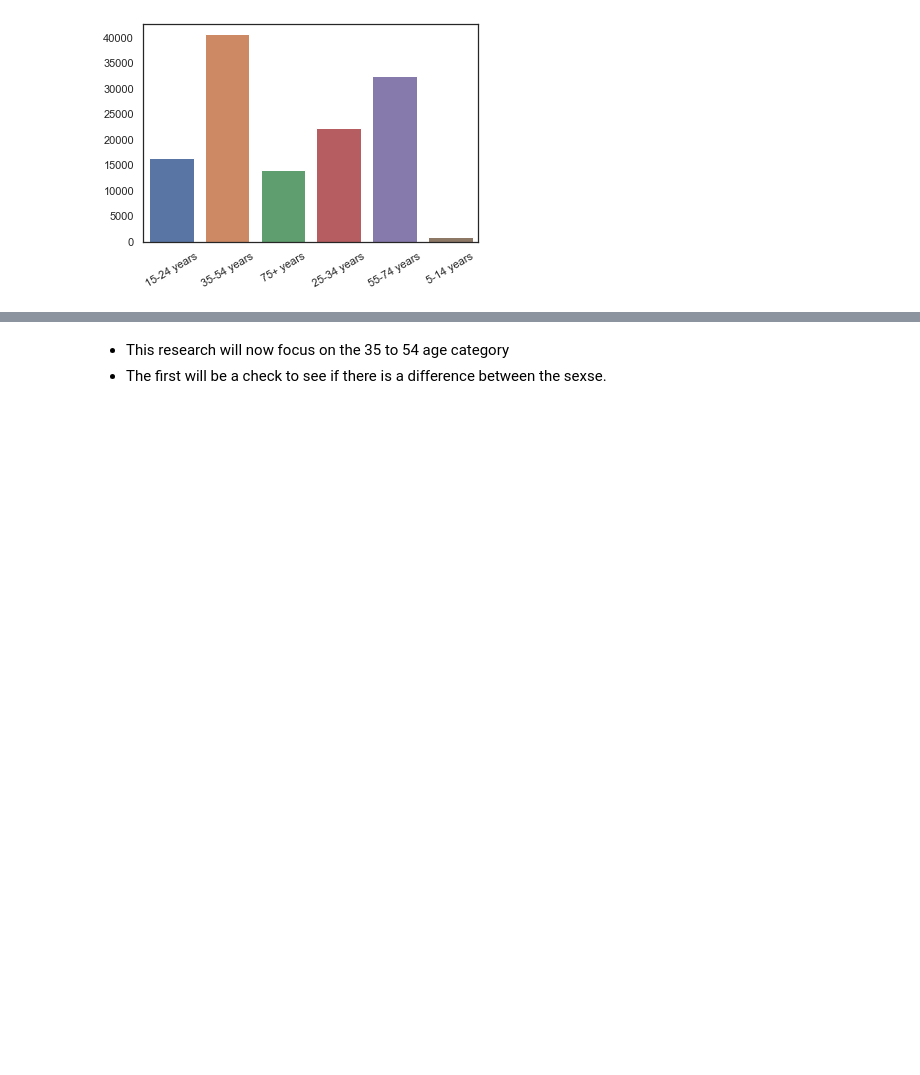
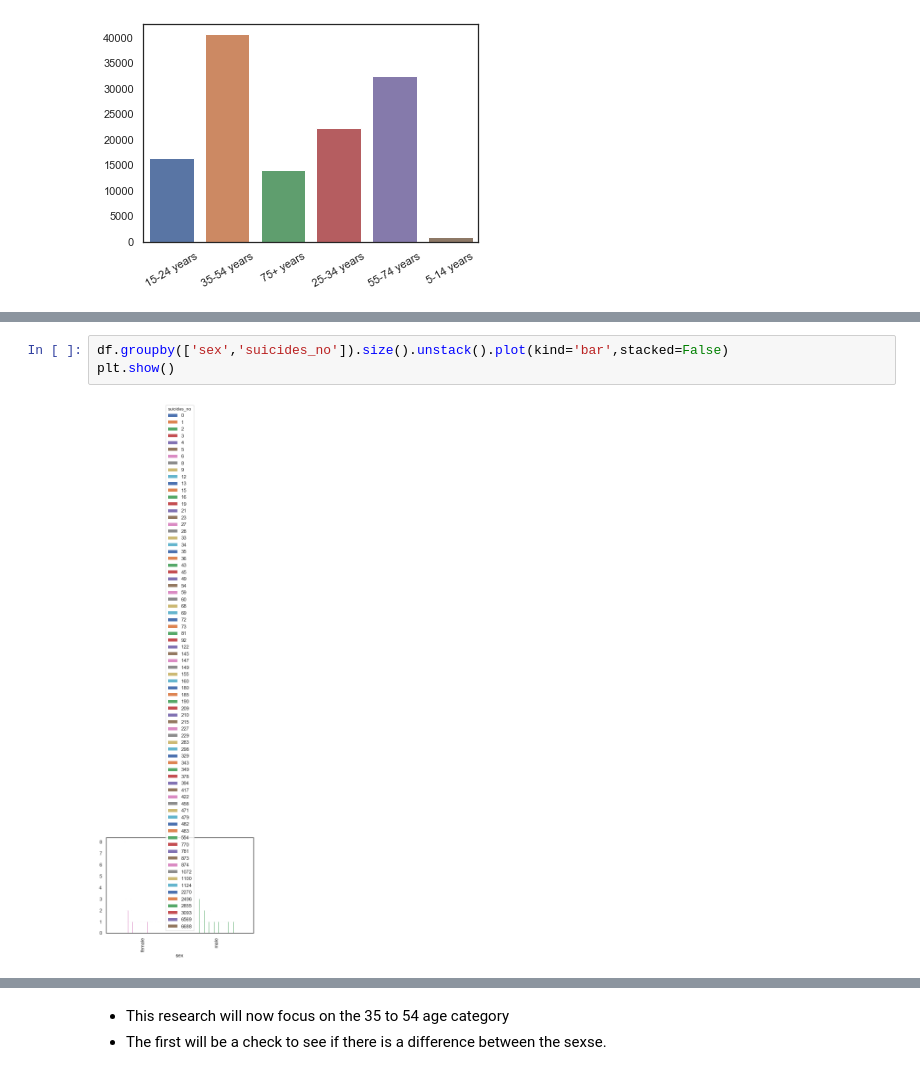
Before and after one commit to pocathain08/Fundamentals_of-Data_Analysis, a Jupyter notebook: FDA_Assessment_2019.ipynb, the cells around one changed output, grey strips where cells are left out. Cells and saved outputs as stored; diff of their text form; blank space fills up the shorter version.

```diff
--- a/FDA_Assessment_2019.ipynb
+++ b/FDA_Assessment_2019.ipynb
@@ -106,0 +155,5 @@ sns.barplot(x = df['age'].unique(), y = suicides_no_age)
+# %%
+df.groupby(['sex','suicides_no']).size().unstack().plot(kind='bar',stacked=False)
+plt.show()
+# %% [output]
+[figure, added]
```
Also changed, not shown: parts of 12 cells of this notebook.
